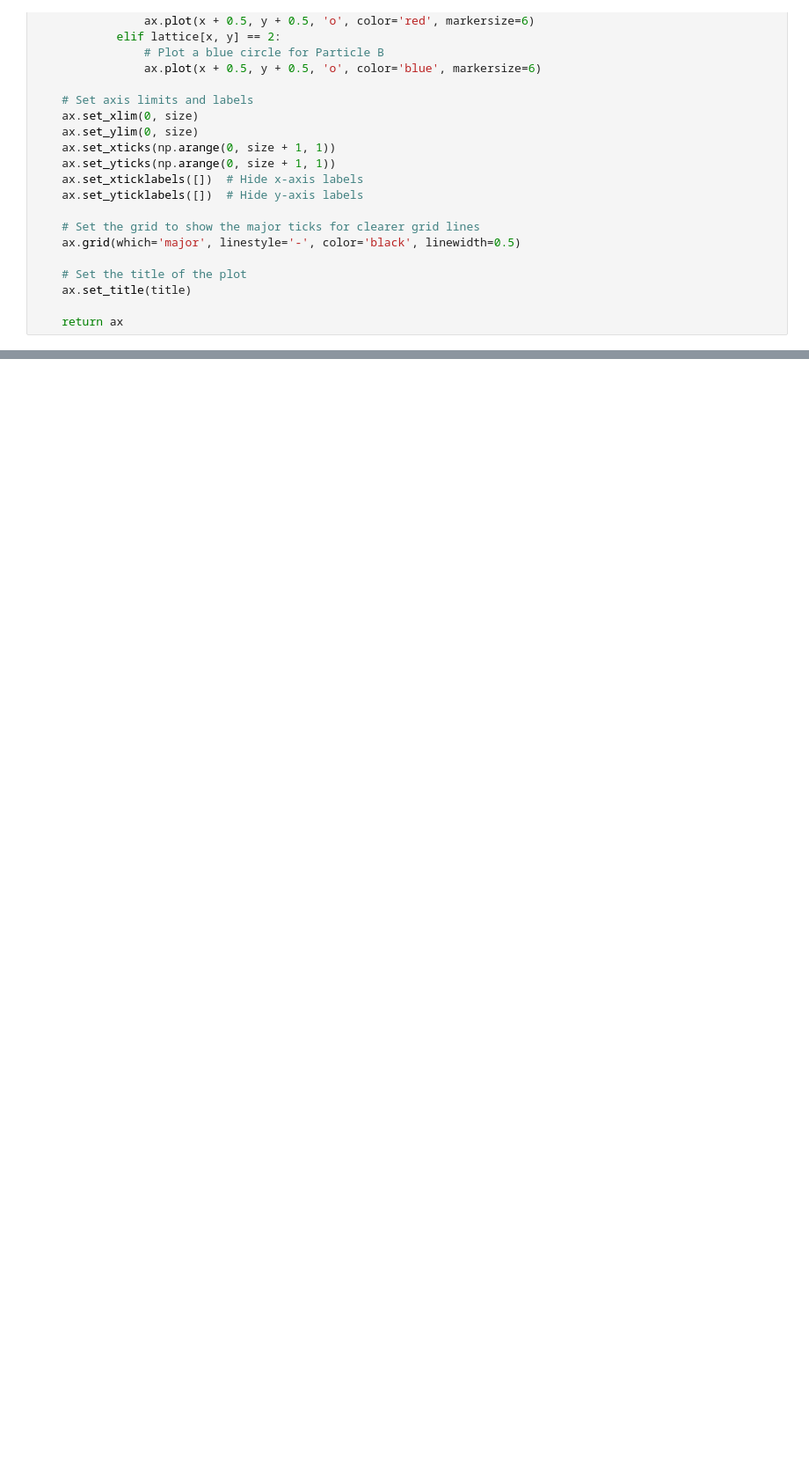
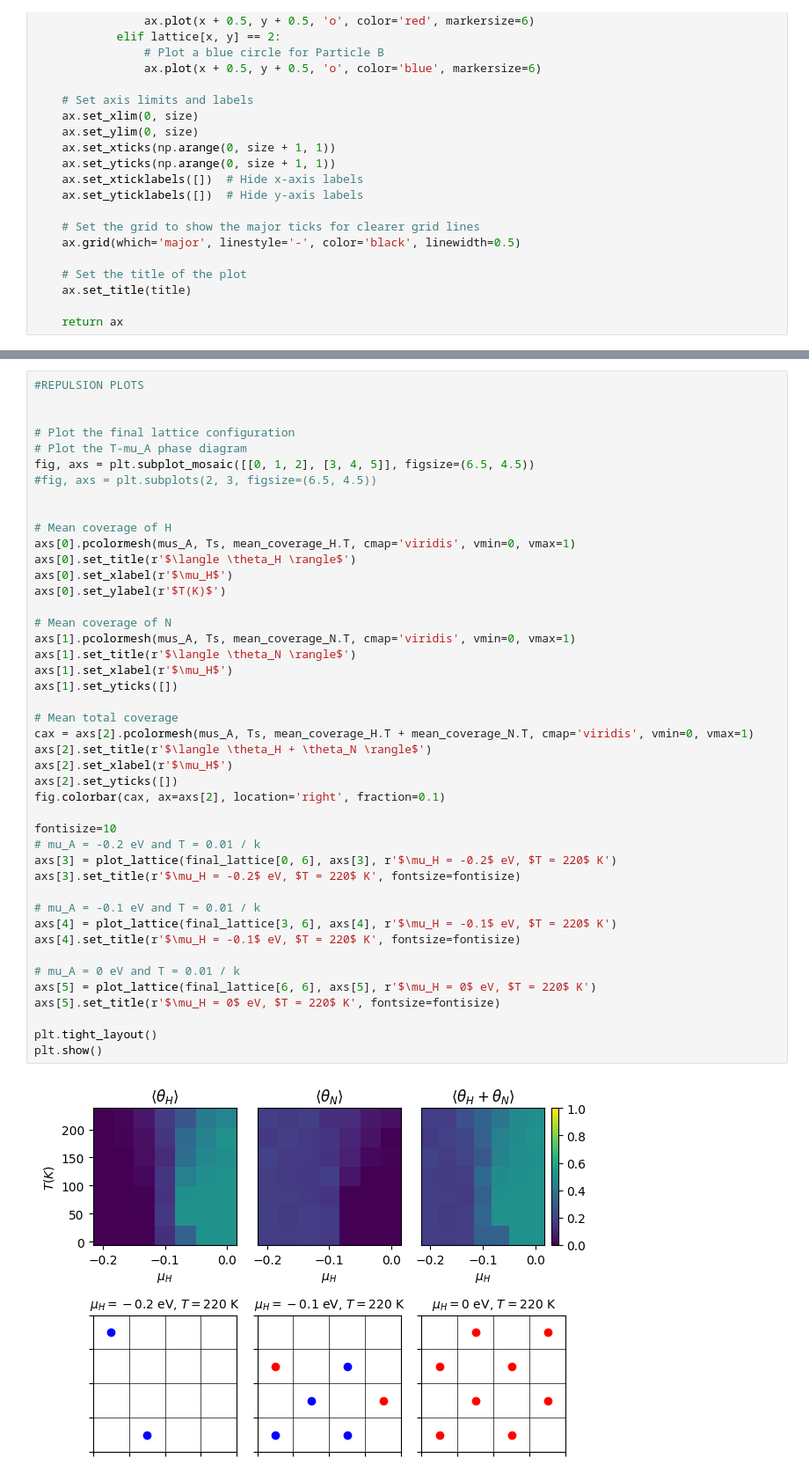
Before and after one commit to beanch96/HW_TESTS, a Jupyter notebook: Project1_Test.ipynb, the cells around one changed output, grey strips where cells are left out. Shown: that part at 88% size. Cells and saved outputs as stored; diff of their text form; blank space fills up the shorter version.

```diff
--- a/Project1_Test.ipynb
+++ b/Project1_Test.ipynb
@@ -271,0 +407,46 @@ plt.show()
+# %%
+#REPULSION PLOTS
+
+
+# Plot the final lattice configuration
+# Plot the T-mu_A phase diagram
+fig, axs = plt.subplot_mosaic([[0, 1, 2], [3, 4, 5]], figsize=(6.5, 4.5))
+#fig, axs = plt.subplots(2, 3, figsize=(6.5, 4.5))
+
+
+# Mean coverage of H
+axs[0].pcolormesh(mus_A, Ts, mean_coverage_H.T, cmap='viridis', vmin=0, vmax=1)
+axs[0].set_title(r'$\langle \theta_H \rangle$')
+axs[0].set_xlabel(r'$\mu_H$')
+axs[0].set_ylabel(r'$T(K)$')
+
+# Mean coverage of N
+axs[1].pcolormesh(mus_A, Ts, mean_coverage_N.T, cmap='viridis', vmin=0, vmax=1)
+axs[1].set_title(r'$\langle \theta_N \rangle$')
+axs[1].set_xlabel(r'$\mu_H$')
+axs[1].set_yticks([])
+
+# Mean total coverage
+cax = axs[2].pcolormesh(mus_A, Ts, mean_coverage_H.T + mean_coverage_N.T, cmap='viridis', vmin=0, vmax=1)
+axs[2].set_title(r'$\langle \theta_H + \theta_N \rangle$')
+axs[2].set_xlabel(r'$\mu_H$')
+axs[2].set_yticks([])
+fig.colorbar(cax, ax=axs[2], location='right', fraction=0.1)
+
+fontisize=10
+# mu_A = -0.2 eV and T = 0.01 / k
+axs[3] = plot_lattice(final_lattice[0, 6], axs[3], r'$\mu_H = -0.2$ eV, $T = 220$ K')
+axs[3].set_title(r'$\mu_H = -0.2$ eV, $T = 220$ K', fontsize=fontisize)
+
+# mu_A = -0.1 eV and T = 0.01 / k
+axs[4] = plot_lattice(final_lattice[3, 6], axs[4], r'$\mu_H = -0.1$ eV, $T = 220$ K')
+axs[4].set_title(r'$\mu_H = -0.1$ eV, $T = 220$ K', fontsize=fontisize)
+
+# mu_A = 0 eV and T = 0.01 / k
+axs[5] = plot_lattice(final_lattice[6, 6], axs[5], r'$\mu_H = 0$ eV, $T = 220$ K')
+axs[5].set_title(r'$\mu_H = 0$ eV, $T = 220$ K', fontsize=fontisize)
+
+plt.tight_layout()
+plt.show()
+# %% [output]
+[figure, added]
```
Also changed, not shown: parts of 10 cells of this notebook.
